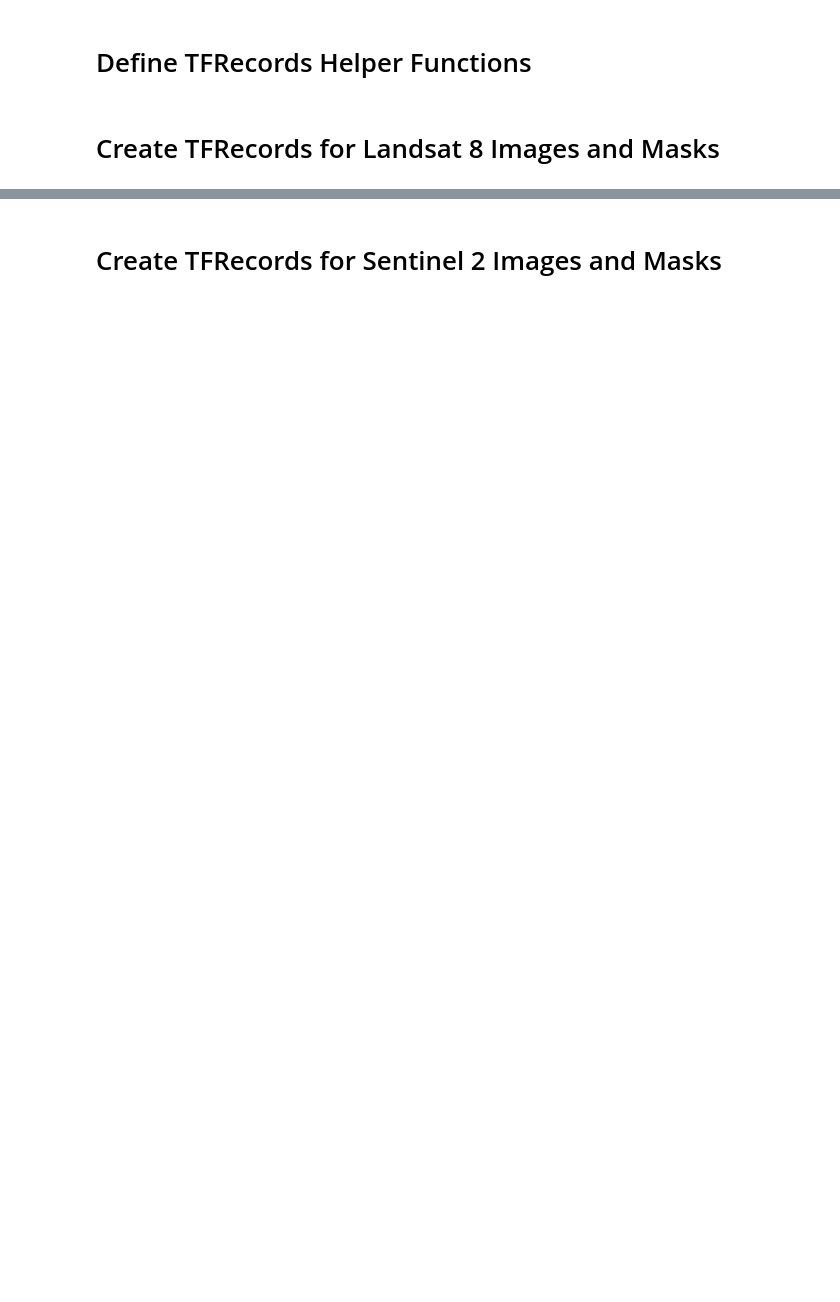
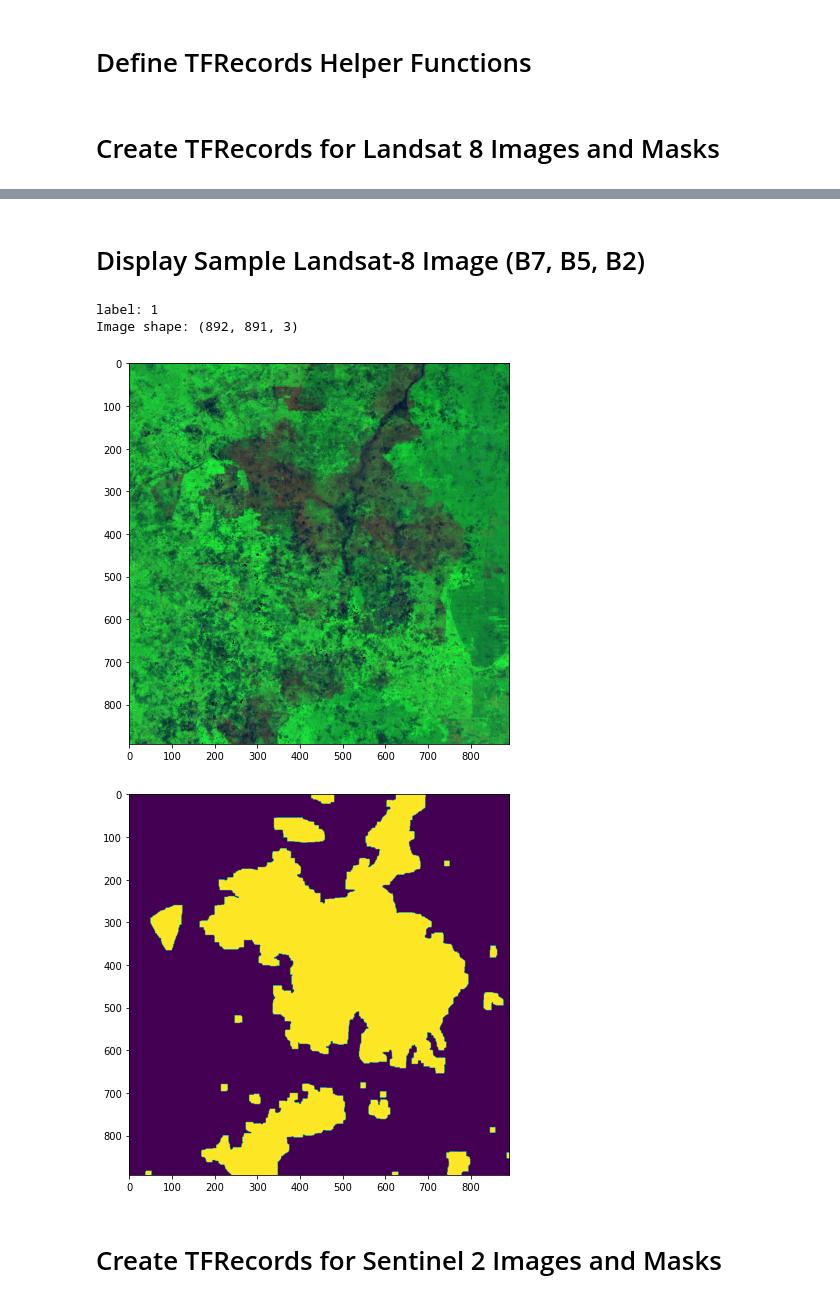
Before and after one commit to marcellinus-witarsah/sumatera-wildfire-classification, a Jupyter notebook: data-preprocessing/data-preprocessing-tfrecord.ipynb, the cells around one changed output, grey strips where cells are left out. Saved outputs shown, nothing was run; the diff lists cells and outputs as text; code cells hidden in the pictures; blank space fills up the shorter version.

```diff
--- a/data-preprocessing/data-preprocessing-tfrecord.ipynb
+++ b/data-preprocessing/data-preprocessing-tfrecord.ipynb
@@ -208,3 +242,25 @@ for features in parsed_dataset.take(1):
+# %% [markdown]
+# Display Sample Landsat-8 Image (B7, B5, B2)
+# %%
+files = os.path.join(LANDSAT_8_B7_B5_B2_IMAGE_MASK_TFRECORD_FOLDER_PATH, 'file_5000-7836.tfrec')
+
+raw_dataset = tf.data.TFRecordDataset(files)
+parsed_dataset = raw_dataset.map(parse_tfrecord_fn)
+
+for features in parsed_dataset.take(1):
+    print("label: {}".format(features['label']))
+    print("Image shape: {}".format(features['image'].shape))
+    plt.figure(figsize=(7, 7))
+    plt.imshow(features["image"].numpy()*2)
+    plt.show()
+    plt.figure(figsize=(7, 7))
+    plt.imshow(features["mask"].numpy()*3)
+    plt.show()
+# %% [output]
+label: 1
+Image shape: (892, 891, 3)
+[figure, added]
+[figure, added]
 # %% [markdown]
 # Create TFRecords for Sentinel 2 Images and Masks
 # %%
```
Also changed, not shown: parts of 14 cells of this notebook.
